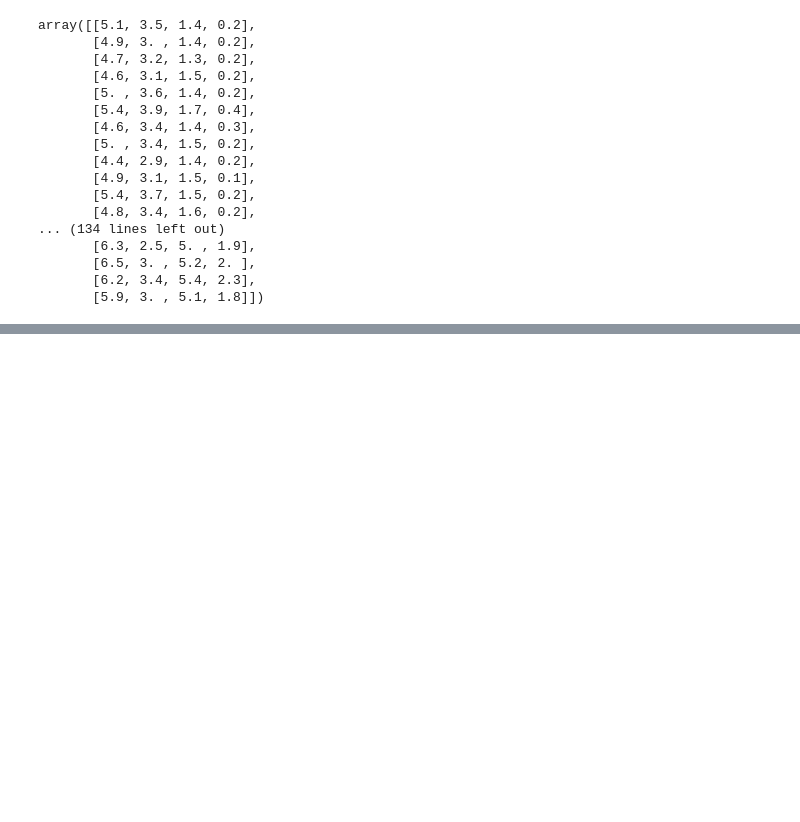
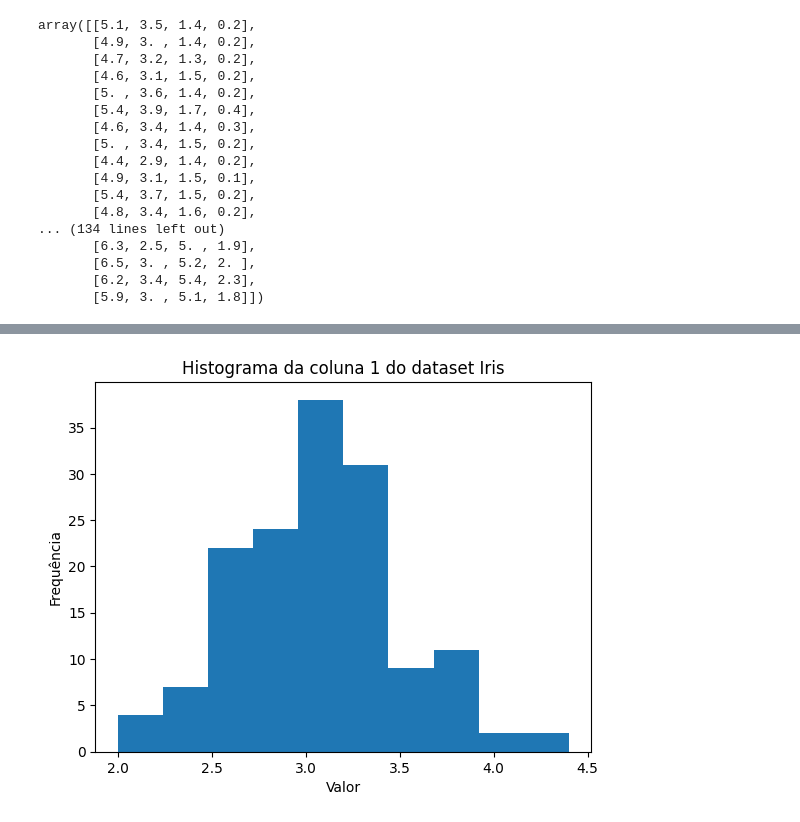
Before and after one commit to lucioamarante/curso_matematica_IA, a Jupyter notebook: aula1.ipynb, the cells around one changed output, grey strips where cells are left out. Cells and saved outputs as stored; diff of their text form; code cells hidden in the pictures; blank space fills up the shorter version.

```diff
--- a/aula1.ipynb
+++ b/aula1.ipynb
@@ -65,0 +249,10 @@ array([[5.1, 3.5, 1.4, 0.2],
+# %%
+# faça o histograma da coluna 1 do dataset Iris
+import matplotlib.pyplot as plt
+plt.hist(data_iris[:,1], bins=10)
+plt.title('Histograma da coluna 1 do dataset Iris')
+plt.xlabel('Valor')
+plt.ylabel('Frequência')
+plt.show()
+# %% [output]
+[figure, added]
```
Also changed, not shown: parts of 40 cells of this notebook.
